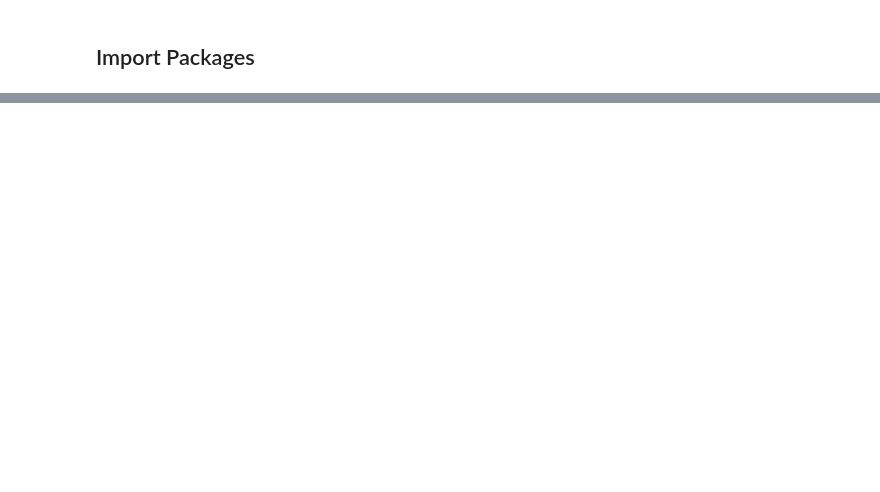
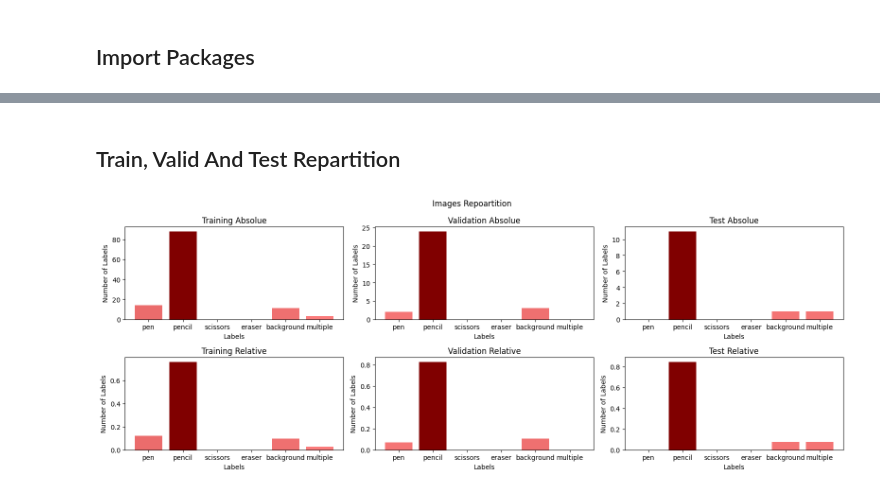
Before and after one commit to AlessandriniAntoine/Eden_Robotics, a Jupyter notebook: Python/vision/detection/yolo/main.ipynb, the cells around one changed output, grey strips where cells are left out. Drawn from its saved outputs; the diff is of its cells as text; code cells hidden in the pictures; blank space fills up the shorter version.

```diff
--- a/Python/vision/detection/yolo/main.ipynb
+++ b/Python/vision/detection/yolo/main.ipynb
@@ -251 +121,3 @@ for img_name in list(flipped):
+# %%
+labels = ['pen','pencil','scissors','eraser']
 # %%
@@ -324,0 +263,2 @@ print(weigths_path)
+# %% [markdown]
+## Train, Valid And Test Repartition
@@ -324,0 +309,64 @@ print(weigths_path)
+# %%
+test_images = [os.path.join(paths['TEST_PATH'],'images',file) for file in os.listdir(os.path.join(paths['TEST_PATH'],'images'))]
+test_images_repartition = get_images_repartition(test_images,labels.copy())
+test_labels = [os.path.join(paths['TEST_PATH'],'labels',file) for file in os.listdir(os.path.join(paths['TEST_PATH'],'labels'))]
+test_labels_repartition = get_labels_repartition(test_labels,labels.copy())
+
+train_images = [os.path.join(paths['TRAIN_PATH'],'images',file) for file in os.listdir(os.path.join(paths['TRAIN_PATH'],'images'))]
+train_images_repartition = get_images_repartition(train_images,labels.copy())
+train_labels = [os.path.join(paths['TRAIN_PATH'],'labels',file) for file in os.listdir(os.path.join(paths['TRAIN_PATH'],'labels'))]
+train_labels_repartition = get_labels_repartition(train_labels,labels.copy())
+
+valid_images = [os.path.join(paths['VALID_PATH'],'images',file) for file in os.listdir(os.path.join(paths['VALID_PATH'],'images'))]
+valid_images_repartition = get_images_repartition(valid_images,labels.copy())
+valid_labels = [os.path.join(paths['VALID_PATH'],'labels',file) for file in os.listdir(os.path.join(paths['VALID_PATH'],'labels'))]
+valid_labels_repartition = get_labels_repartition(valid_labels,labels.copy())
+# %%
+test_num_labels = np.array(list(test_images_repartition.values()))
+train_num_labels = np.array(list(train_images_repartition.values()))
+valid_num_labels = np.array(list(valid_images_repartition.values()))
+
+fig, axes = plt.subplots(2, 3, figsize=(16, 6))
+
+ax = axes[0][0]
+ax.bar(list(train_images_repartition.keys()),train_num_labels,color=color(train_num_labels))
+ax.set_xlabel('Labels')
+ax.set_ylabel('Number of Labels')
+ax.set_title('Training Absolue')
+
+
+ax = axes[0][1]
+ax.bar(list(valid_images_repartition.keys()),valid_num_labels,color=color(valid_num_labels))
+ax.set_xlabel('Labels')
+ax.set_ylabel('Number of Labels')
+ax.set_title('Validation Absolue')
+
+ax = axes[0][2]
+ax.bar(list(test_images_repartition.keys()),test_num_labels,color=color(test_num_labels))
+ax.set_xlabel('Labels')
+ax.set_ylabel('Number of Labels')
+ax.set_title('Test Absolue')
+
+ax = axes[1][0]
+ax.bar(list(train_images_repartition.keys()),train_num_labels/np.sum(train_num_labels),color=color(train_num_labels/np.sum(train_num_labels)))
+ax.set_xlabel('Labels')
+ax.set_ylabel('Number of Labels')
+ax.set_title('Training Relative')
+
+ax = axes[1][1]
+ax.bar(list(valid_images_repartition.keys()),valid_num_labels/np.sum(valid_num_labels),color=color(valid_num_labels/np.sum(valid_num_labels)))
+ax.set_xlabel('Labels')
+ax.set_ylabel('Number of Labels')
+ax.set_title('Validation Relative')
+
+ax = axes[1][2]
+ax.bar(list(test_images_repartition.keys()),test_num_labels/np.sum(test_num_labels),color=color(test_num_labels/np.sum(test_num_labels)))
+ax.set_xlabel('Labels')
+ax.set_ylabel('Number of Labels')
+ax.set_title('Test Relative')
+
+fig.suptitle('Images Repoartition')
+fig.tight_layout()
+plt.show()
+# %% [output]
+[figure, added]
```
Also changed, not shown: parts of 132 cells of this notebook, 5 other files.
